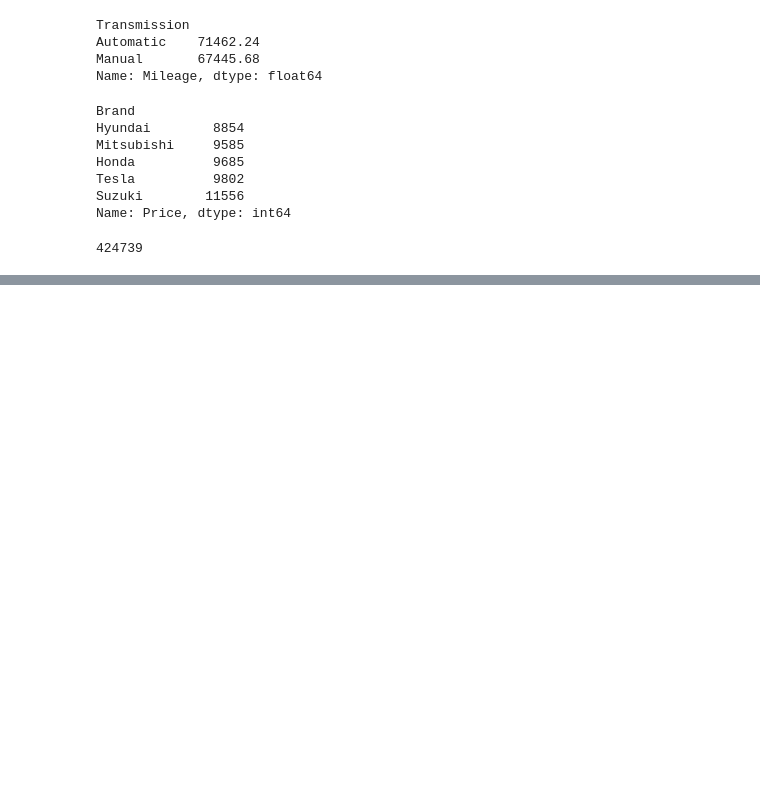
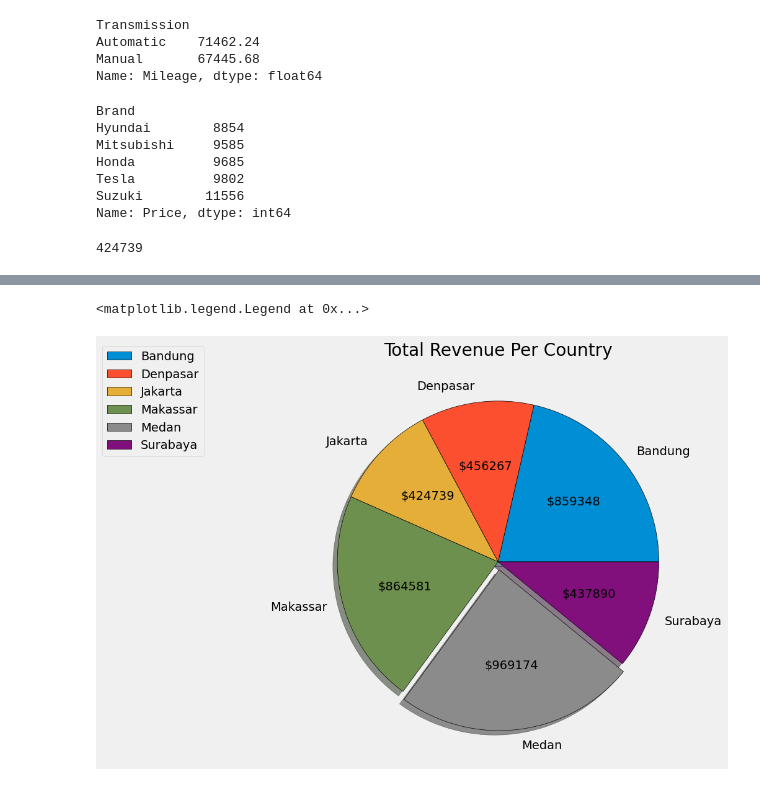
Before and after one commit to DiandraRifqiM/Exercise-Pt3, a Jupyter notebook: exc.ipynb, the cells around one changed output, grey strips where cells are left out. Drawn from its saved outputs; the diff is of its cells as text; code cells hidden in the pictures; blank space fills up the shorter version.

```diff
--- a/exc.ipynb
+++ b/exc.ipynb
@@ -148,0 +166,11 @@ df.to_csv(r"D:\Python Course\Exercise Pt3\csv\newCarData.csv", index=False)
+# %%
+# Total Revenue per Region Pie Chart
+revReg = round(df.groupby("Region")["Price"].sum(), 2)
+explodes = [0, 0, 0, 0, 0.05, 0]
+plt.figure(figsize=(10, 8))
+plt.pie(revReg.values, labels=revReg.index, wedgeprops={'edgecolor':'black'}, shadow=True, autopct=lambda pct:f"${int(pct/100.*sum(revReg.values))}", explode=explodes)
+plt.title("Total Revenue Per Country")
+plt.legend(loc="center left", bbox_to_anchor=(-0.5, 0.9))
+# %% [output]
+<matplotlib.legend.Legend at 0x...>
+[figure, added]
```
Also changed, not shown: parts of 7 cells of this notebook.
